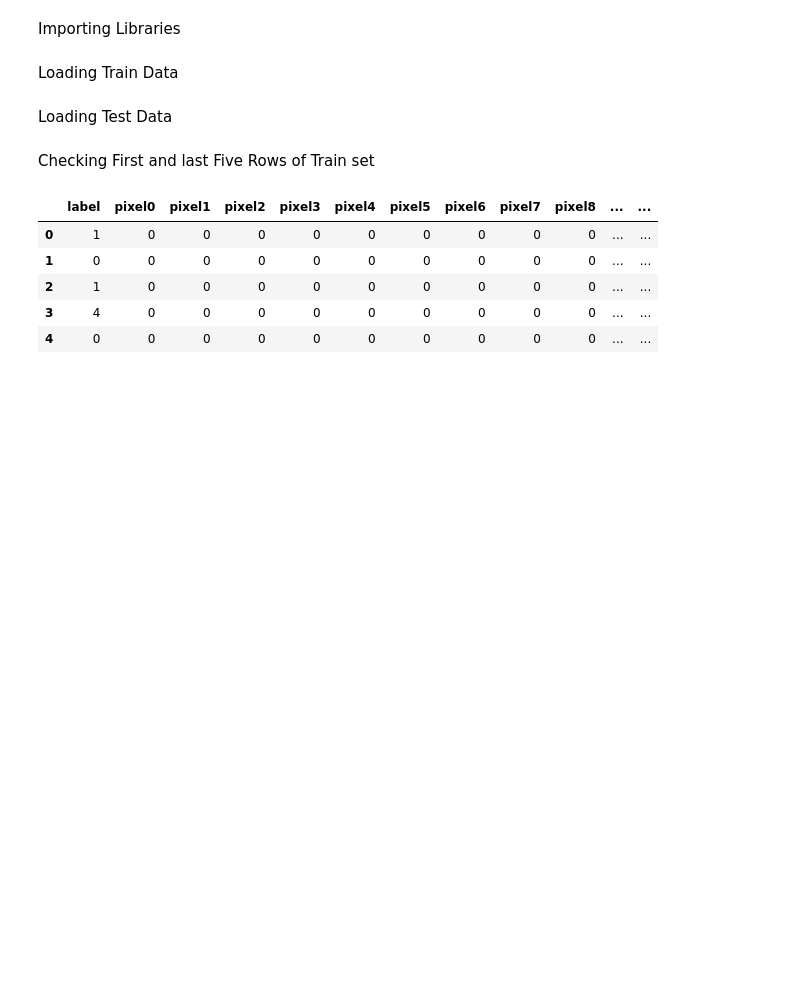
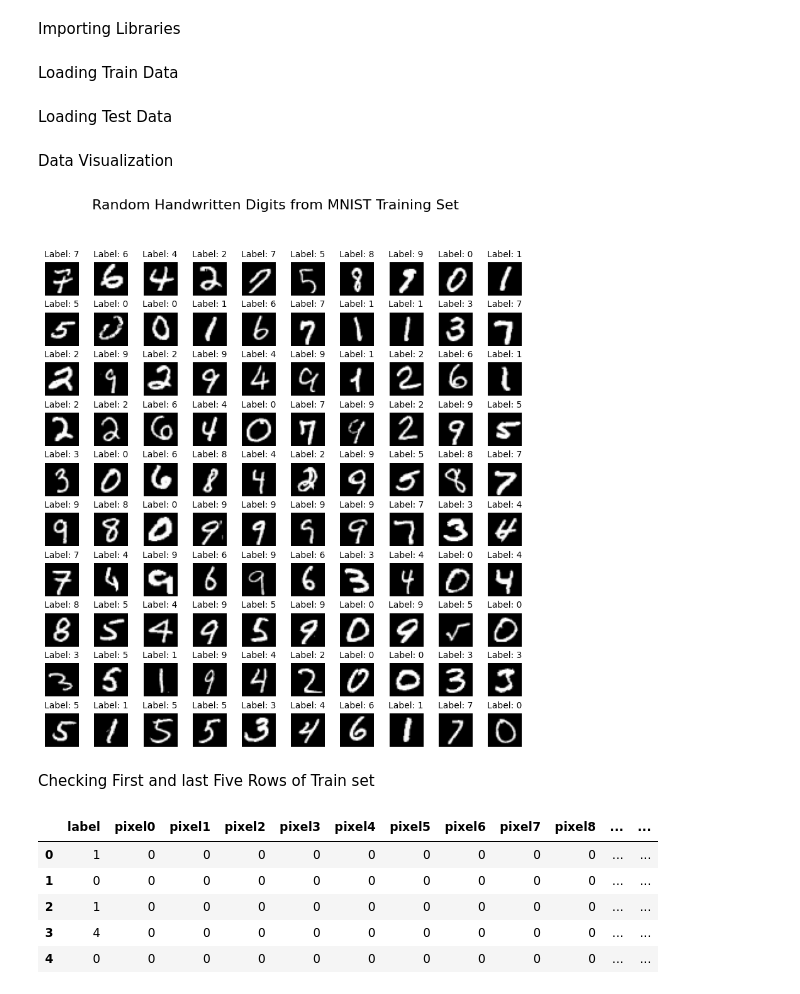
Before and after one commit to RSottie/Project-1--Handwritten-Digit-Classification, a Jupyter notebook: Neural_Network_From_Scratch.ipynb, the cells around one changed output. Saved outputs shown, nothing was run; the diff lists cells and outputs as text; code cells hidden in the pictures; blank space fills up the shorter version.

Commit message:
Add visualization of random handwritten digits

```diff
--- a/Neural_Network_From_Scratch.ipynb
+++ b/Neural_Network_From_Scratch.ipynb
@@ -14,6 +14,38 @@ train = pd.read_csv("train.csv")
 Loading Test Data
 # %%
 test = pd.read_csv("test.csv")
+# %% [markdown]
+Data Visualization
+# %%
+# Visualize 10x10 random digits from the training set
+rows = 10
+cols = 10
+fig = plt.figure(figsize=(10, 10))  # Larger figure for better visibility
+
+# Randomly select 100 examples
+indexes = np.random.choice(len(train), rows * cols, replace=False)
+
+count = 0
+for i in range(rows):
+    for j in range(cols):
+        idx = indexes[count]
+        ax = fig.add_subplot(rows, cols, count + 1)
+
+        # Extract the pixel values and reshape to 28x28
+        pixels = train.iloc[idx, 1:].values  # Skip the 'label' column
+        pixels = pixels.reshape(28, 28)
+
+        ax.imshow(pixels, cmap='gray')
+        ax.set_title(f"Label: {train.iloc[idx, 0]}", fontsize=10)
+        ax.axis('off')
+
+        count += 1
+
+plt.subplots_adjust(wspace=0.1, hspace=0.5)  # Space for titles
+plt.suptitle("Random Handwritten Digits from MNIST Training Set", fontsize=16)
+plt.show()
+# %% [output]
+[figure, added]
 # %% [markdown]
 Checking First and last Five Rows of Train set
 # %%
```
